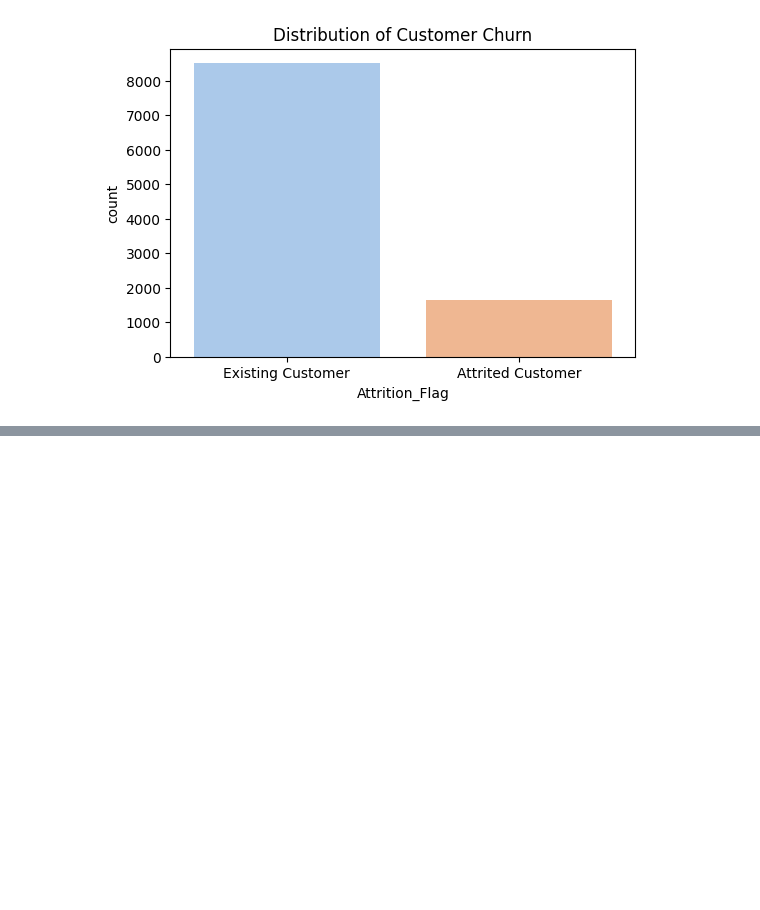
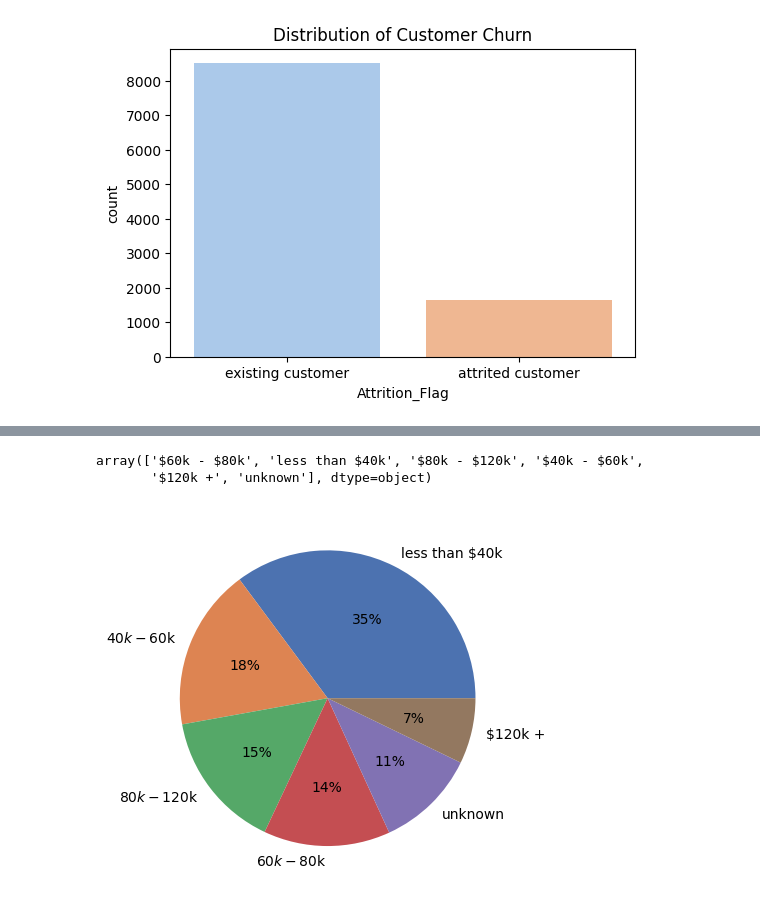
Before and after one commit to bosshussien/Bank_Customers_Analysis, a Jupyter notebook: notebook.ipynb, the cells around one changed output, grey strips where cells are left out. Cells and saved outputs as stored; diff of their text form; code cells hidden in the pictures; blank space fills up the shorter version.

```diff
--- a/notebook.ipynb
+++ b/notebook.ipynb
@@ -188,0 +238,18 @@ count_attrited: 1627
+# %%
+# lets do the income category
+df_cleaned['Income_Category'].unique()
+# %% [output]
+array(['$60k - $80k', 'less than $40k', '$80k - $120k', '$40k - $60k',
+       '$120k +', 'unknown'], dtype=object)
+# %%
+temp_df1 = df_cleaned.copy()
+# df_cleaned['Income_Category'].value_counts().to_dict
+income_class = df_cleaned['Income_Category'].value_counts().index
+income_counts = df_cleaned['Income_Category'].value_counts().values
+
+# we use the names as a labels in the pie chart
+# we use the values as the data in the pie chart
+plt.pie(income_counts, labels=income_class, autopct="%.f%%", colors=sns.color_palette('deep', len(income_class)))
+plt.show()
+# %% [output]
+[figure, added]
```
Also changed, not shown: parts of 7 cells of this notebook.
